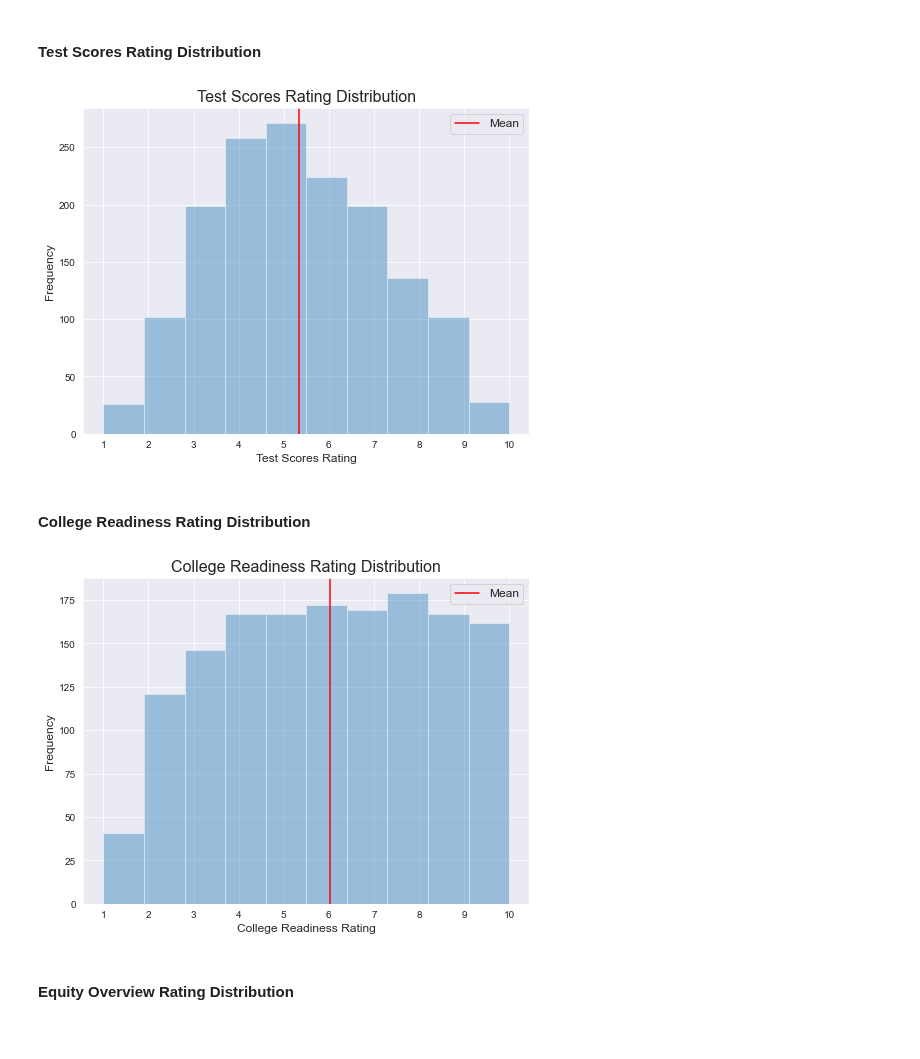
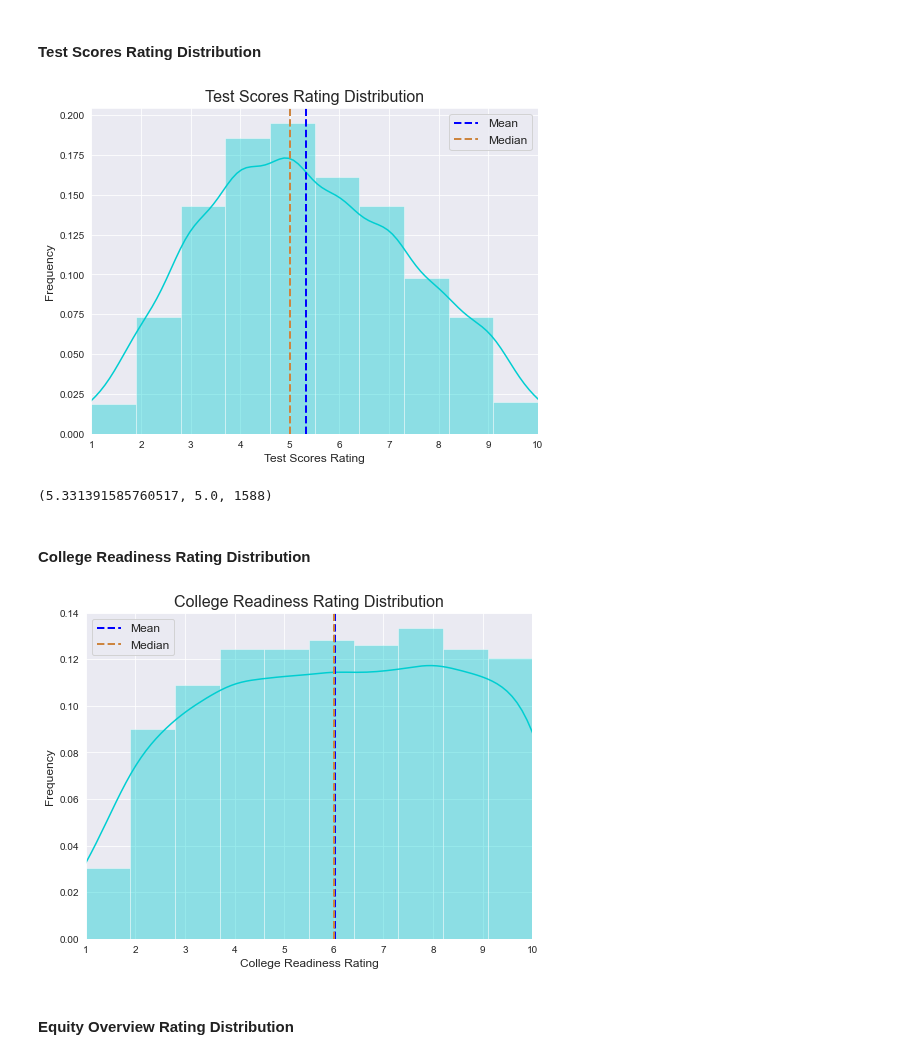
Before and after one commit to MLondon1027/Great-Schools-Ratings, a Jupyter notebook: Capstone_1_EDA.ipynb, the cells around one changed output. Cells and saved outputs as stored; diff of their text form; code cells hidden in the pictures.

```diff
--- a/Capstone_1_EDA.ipynb
+++ b/Capstone_1_EDA.ipynb
@@ -16,7 +16,7 @@ df = pd.read_csv('combined_df.csv')
 # %% [markdown]
 ### Discrete Distributions
 # %%
-def discrete_histogram(dataframe,column, title, xlabel, ylabel):
+def discrete_histogram(dataframe,column, title, xlabel, ylabel, color='darkturquoise'):
     '''Creates a histogram for discrete data
 
     Parameters
@@ -29,32 +29,38 @@ def discrete_histogram(dataframe,column, title, xlabel, ylabel):
 
     Returns
     -------
-    Histogram
+    Histogram with lines representing the mean and median
 
     '''
     f, ax = plt.subplots(figsize=(8,6))
     sns.set_style("darkgrid")
-    sns.distplot(dataframe[column], bins=10, kde=False)
+    sns.distplot(dataframe[column], bins=10, color=color)
     plt.title(title, fontsize=16)
     plt.xlabel(xlabel, fontsize=12)
     plt.ylabel(ylabel, fontsize=12)
+    plt.xlim(dataframe[column].min(), dataframe[column].max())
     plt.xticks(np.arange(dataframe[column].min(), dataframe[column].max()+1))
-    plt.axvline(df[column].mean(), color='r', label = 'Mean')
+    plt.axvline(dataframe[column].mean(), color='b', linewidth = 2, linestyle = 'dashed', label = 'Mean')
+    plt.axvline(dataframe[column].median(), color='peru', linewidth = 2, linestyle = 'dashed', label = 'Median')
     plt.legend(prop={'size': 12});
 # %% [markdown]
 #### Test Scores Rating Distribution
 # %%
 discrete_histogram(df, 'subratings_Test Scores Rating', 'Test Scores Rating Distribution',
-                   'Test Scores Rating', 'Frequency')
+                   'Test Scores Rating', 'Frequency', 'darkturquoise')
 # %% [output]
-[figure, old version]
+[figure, new version]
+# %%
+df['subratings_Test Scores Rating'].mean(), df['subratings_Test Scores Rating'].median(), len(df['subratings_Test Scores Rating'])
+# %% [output]
+(5.331391585760517, 5.0, 1588)
 # %% [markdown]
 #### College Readiness Rating Distribution
 # %%
 discrete_histogram(df, 'subratings_College Readiness Rating', 'College Readiness Rating Distribution',
                    'College Readiness Rating', 'Frequency')
 # %% [output]
-[figure, old version]
+[figure, new version]
 # %% [markdown]
 #### Equity Overview Rating Distribution
 # %%
```
Also changed, not shown: parts of 4 cells of this notebook.
